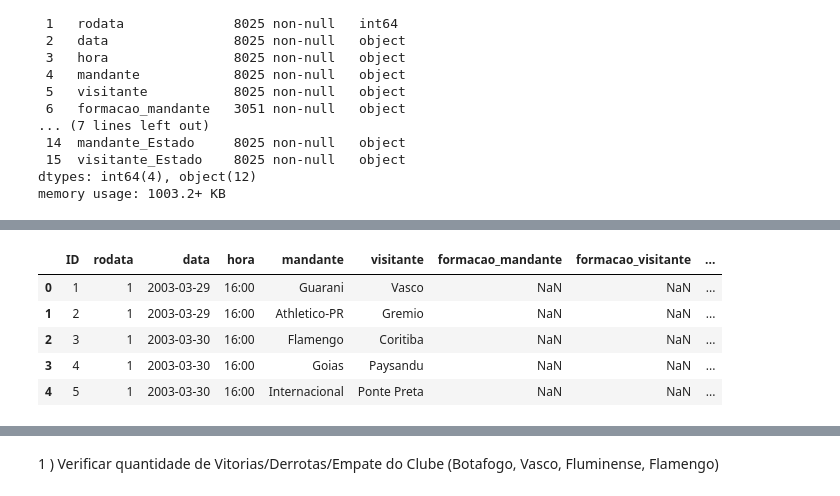
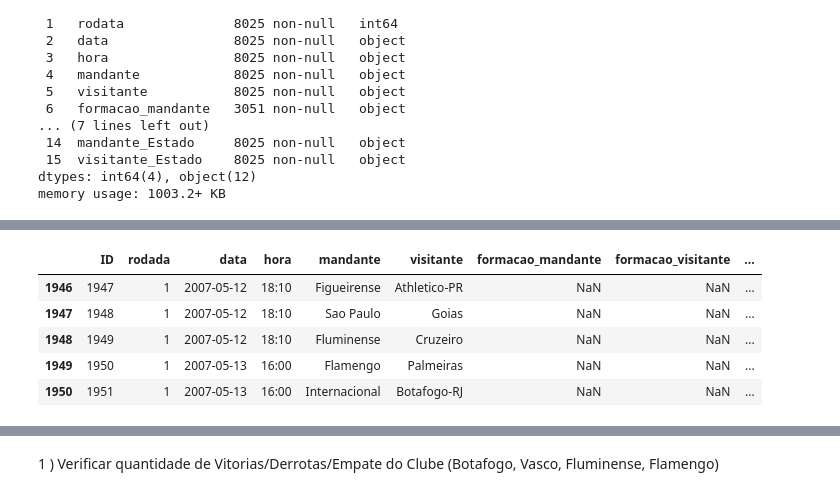
Before and after one commit to vbddinho/puc_minas_machine, a Jupyter notebook: upload_data.ipynb, the cells around one changed output, grey strips where cells are left out. Cells and saved outputs as stored; diff of their text form; code cells hidden in the pictures.

```diff
--- a/upload_data.ipynb
+++ b/upload_data.ipynb
@@ -62,11 +66,19 @@ Data columns (total 16 columns):
  15  visitante_Estado    8025 non-null   object
 dtypes: int64(4), object(12)
 memory usage: 1003.2+ KB
+# %%
+df.columns = ["ID","rodada","data","hora","mandante","visitante","formacao_mandante","formacao_visitante","tecnico_mandante","tecnico_visitante","vencedor","arena","mandante_Placar","visitante_Placar","mandante_Estado","visitante_Estado"]
 # %%
 #Converte data do tipo objeto para o timo datetime e cria a coluna ano
 df["data"] = pd.to_datetime(df["data"],format='%d/%m/%Y')
-df["ano"] = df["data"].dt.year
+df_2007_2022 = df
+df_2007_2022["ano"] = df_2007_2022["data"].dt.year
+
+# Analise será feita do ano de 2007 até 2022
+df_2007_2022 = df_2007_2022[(df_2007_2022["ano"]>=2007)]
+df_2007_2022
 
 #indexa id
-df.set_index('data')
+df_2007_2022.set_index('data')
+df_2007_2022.info()
 # %% [output]
@@ -109,15 +102,15 @@ dtype: int64
 # %%
 # Cria a coluna vencedor_mandante_visitante_empate com os resultados 1 = Vencedor Mandante, 2 = Vencedor Visitante, 3 = Empate
 # Cria uma coluna com identificador para o clube vitorioso, 1 = Vencedor Mandante, 2 = Vencedor Visitante, 3 = Empate
-df.loc[df['vencedor'] == df['mandante'],'vencedor_mandante_visitante_empate']=1
-df.loc[df['vencedor'] == df['visitante'],'vencedor_mandante_visitante_empate']=2
-df.loc[df['vencedor'] == '-','vencedor_mandante_visitante_empate']=3
+df_2007_2022.loc[(df_2007_2022['vencedor'] == df_2007_2022['mandante']),'vencedor_mandante_visitante_empate']=1
+df_2007_2022.loc[(df_2007_2022['vencedor'] == df_2007_2022['visitante']),'vencedor_mandante_visitante_empate']=2
+df_2007_2022.loc[(df_2007_2022['vencedor'] == '-'),'vencedor_mandante_visitante_empate']=3
 
-df.head()
+df_2007_2022.head()
 # %% [output]
-|  | ID | rodata | data | hora | mandante | visitante | formacao_mandante | formacao_visitante | ... |
-| 0 | 1 | 1 | 2003-03-29 | 16:00 | Guarani | Vasco | NaN | NaN | ... |
-| 1 | 2 | 1 | 2003-03-29 | 16:00 | Athletico-PR | Gremio | NaN | NaN | ... |
-| 2 | 3 | 1 | 2003-03-30 | 16:00 | Flamengo | Coritiba | NaN | NaN | ... |
-| 3 | 4 | 1 | 2003-03-30 | 16:00 | Goias | Paysandu | NaN | NaN | ... |
-| 4 | 5 | 1 | 2003-03-30 | 16:00 | Internacional | Ponte Preta | NaN | NaN | ... |
+|  | ID | rodada | data | hora | mandante | visitante | formacao_mandante | formacao_visitante | ... |
+| 1946 | 1947 | 1 | 2007-05-12 | 18:10 | Figueirense | Athletico-PR | NaN | NaN | ... |
+| 1947 | 1948 | 1 | 2007-05-12 | 18:10 | Sao Paulo | Goias | NaN | NaN | ... |
+| 1948 | 1949 | 1 | 2007-05-12 | 18:10 | Fluminense | Cruzeiro | NaN | NaN | ... |
+| 1949 | 1950 | 1 | 2007-05-13 | 16:00 | Flamengo | Palmeiras | NaN | NaN | ... |
+| 1950 | 1951 | 1 | 2007-05-13 | 16:00 | Internacional | Botafogo-RJ | NaN | NaN | ... |
```
Also changed, not shown: parts of 10 cells of this notebook, 1 other file.
